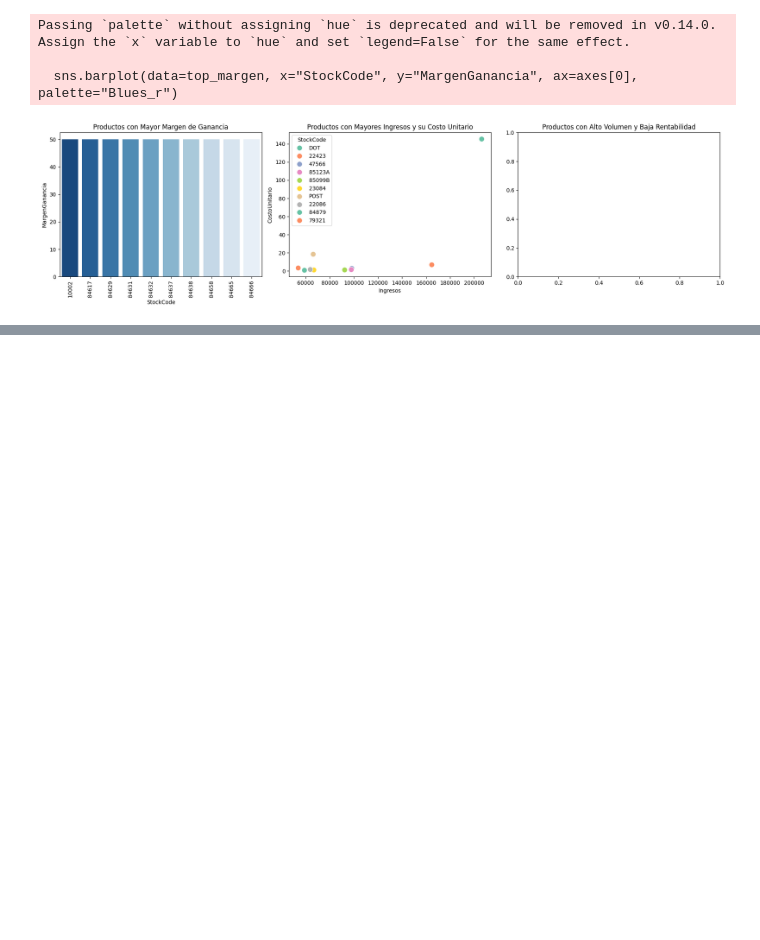
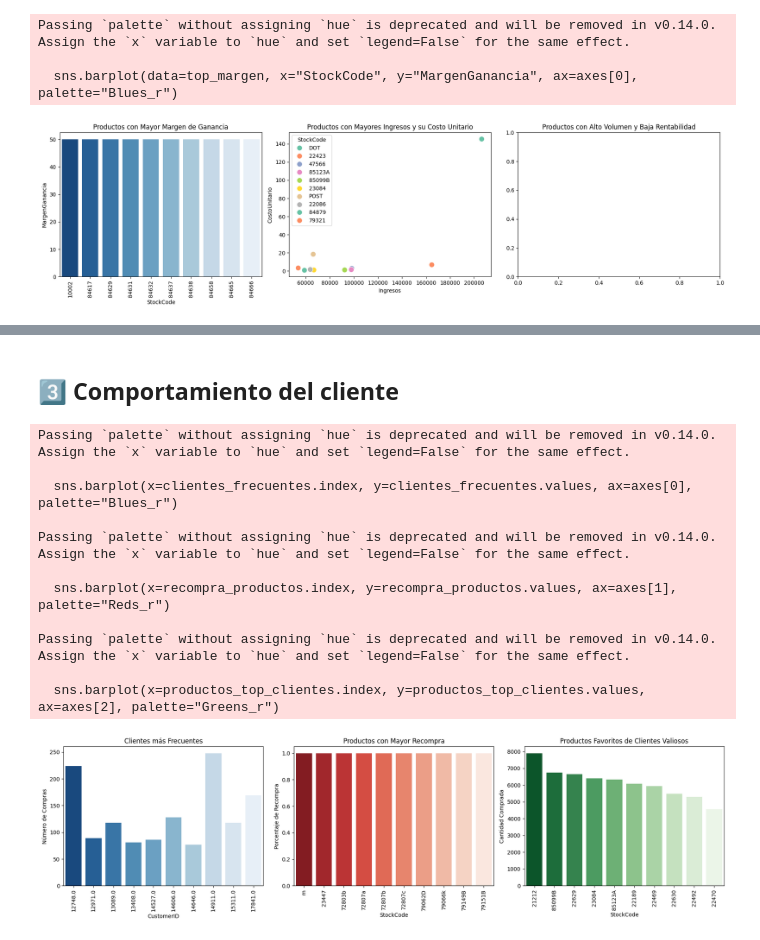
Before and after one commit to JosePicalua/Proyectos-Data-Analys-Science, a Jupyter notebook: DataSet-Kaggle/Proyecto-3-Online-Retail/proyectoVENTASonlineretail.ipynb, the cells around one changed output, grey strips where cells are left out. Cells and saved outputs as stored; diff of their text form; code cells hidden in the pictures; blank space fills up the shorter version.

```diff
--- a/DataSet-Kaggle/Proyecto-3-Online-Retail/proyectoVENTASonlineretail.ipynb
+++ b/DataSet-Kaggle/Proyecto-3-Online-Retail/proyectoVENTASonlineretail.ipynb
@@ -342,0 +340,57 @@ Passing `palette` without assigning `hue` is deprecated and will be removed in v
+# %% [markdown]
+## 3️⃣ Comportamiento del cliente
+# %%
+
+
+# 1️⃣ Clientes más frecuentes y productos más comprados
+clientes_frecuentes = df_train.groupby("CustomerID")["InvoiceNo"].nunique().sort_values(ascending=False).head(10)
+productos_favoritos = df_train.groupby("StockCode")["Quantity"].sum().sort_values(ascending=False).head(10)
+
+# 2️⃣ Productos con alto porcentaje de recompra
+recompra_productos = df_train.groupby("StockCode")["CustomerID"].nunique() / df_train["StockCode"].value_counts()
+recompra_productos = recompra_productos.sort_values(ascending=False).head(10)
+
+# 3️⃣ Clientes de alto valor y sus preferencias
+df_train["TotalSpent"] = df_train["Quantity"] * df_train["UnitPrice"]
+clientes_valiosos = df_train.groupby("CustomerID")["TotalSpent"].sum().sort_values(ascending=False).head(10)
+productos_top_clientes = df_train[df_train["CustomerID"].isin(clientes_valiosos.index)].groupby("StockCode")["Quantity"].sum().sort_values(ascending=False).head(10)
+
+# 🔥 Gráficos 🔥
+fig, axes = plt.subplots(1, 3, figsize=(18, 5))
+
+# 📌 1. Clientes más frecuentes y sus productos favoritos
+sns.barplot(x=clientes_frecuentes.index, y=clientes_frecuentes.values, ax=axes[0], palette="Blues_r")
+axes[0].set_title("Clientes más Frecuentes")
+axes[0].set_xlabel("CustomerID")
+axes[0].set_ylabel("Número de Compras")
+axes[0].set_xticklabels(axes[0].get_xticklabels(), rotation=90)
+
+# 📌 2. Productos con mayor recompra
+sns.barplot(x=recompra_productos.index, y=recompra_productos.values, ax=axes[1], palette="Reds_r")
+axes[1].set_title("Productos con Mayor Recompra")
+axes[1].set_xlabel("StockCode")
+axes[1].set_ylabel("Porcentaje de Recompra")
+axes[1].set_xticklabels(axes[1].get_xticklabels(), rotation=90)
+
+# 📌 3. Preferencias de los clientes de alto valor
+sns.barplot(x=productos_top_clientes.index, y=productos_top_clientes.values, ax=axes[2], palette="Greens_r")
+axes[2].set_title("Productos Favoritos de Clientes Valiosos")
+axes[2].set_xlabel("StockCode")
+axes[2].set_ylabel("Cantidad Comprada")
+axes[2].set_xticklabels(axes[2].get_xticklabels(), rotation=90)
+
+plt.tight_layout()
+plt.show()
+# %% [output]
+Passing `palette` without assigning `hue` is deprecated and will be removed in v0.14.0. Assign the `x` variable to `hue` and set `legend=False` for the same effect.
+
+  sns.barplot(x=clientes_frecuentes.index, y=clientes_frecuentes.values, ax=axes[0], palette="Blues_r")
+
+Passing `palette` without assigning `hue` is deprecated and will be removed in v0.14.0. Assign the `x` variable to `hue` and set `legend=False` for the same effect.
+
+  sns.barplot(x=recompra_productos.index, y=recompra_productos.values, ax=axes[1], palette="Reds_r")
+
+Passing `palette` without assigning `hue` is deprecated and will be removed in v0.14.0. Assign the `x` variable to `hue` and set `legend=False` for the same effect.
+
+  sns.barplot(x=productos_top_clientes.index, y=productos_top_clientes.values, ax=axes[2], palette="Greens_r")
+[figure, added]
```
Also changed, not shown: parts of 23 cells of this notebook, 5 other files.
